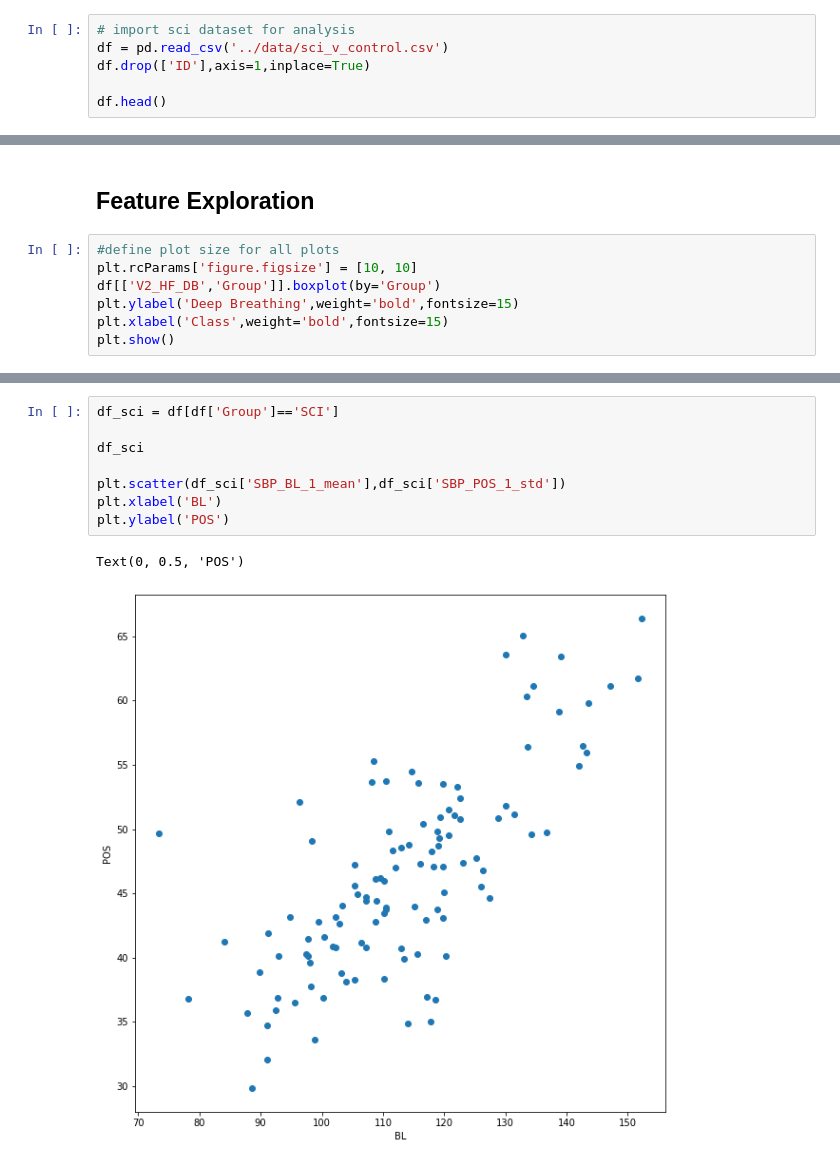
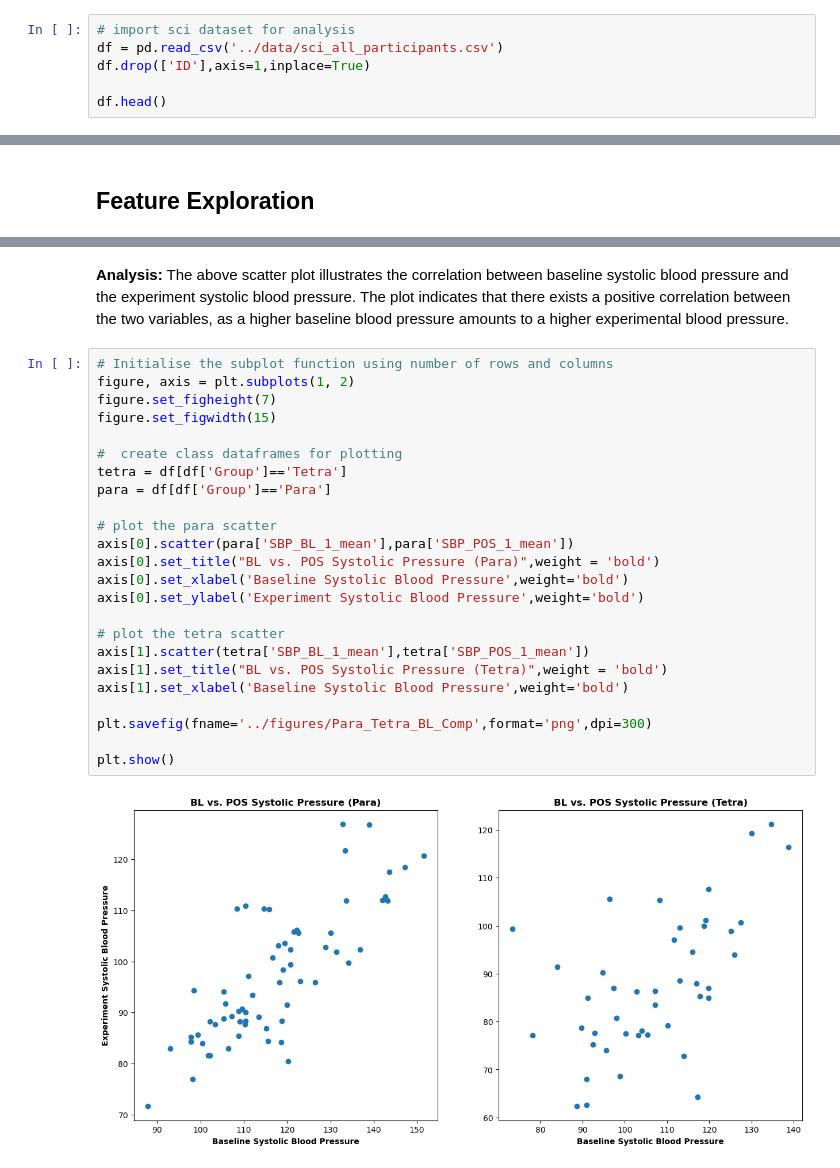
Before and after one commit to iwecht1/SCI-Classification, a Jupyter notebook: src/Exploratory Data Analysis.ipynb, the cells around one changed output, grey strips where cells are left out. Drawn from its saved outputs; the diff is of its cells as text.

Commit message:
updated analysis

```diff
--- a/src/Exploratory Data Analysis.ipynb
+++ b/src/Exploratory Data Analysis.ipynb
@@ -10,7 +12,7 @@ from matplotlib import pylab as plt
 import seaborn as sns
 # %%
 # import sci dataset for analysis
-df = pd.read_csv('../data/sci_v_control.csv')
+df = pd.read_csv('../data/sci_all_participants.csv')
 df.drop(['ID'],axis=1,inplace=True)
 
 df.head()
@@ -98,9 +93,2 @@ plt.show()
 # %% [markdown]
 <h2>Feature Exploration </h2>
-# %%
-#define plot size for all plots
-plt.rcParams['figure.figsize'] = [10, 10]
-df[['V2_HF_DB','Group']].boxplot(by='Group')
-plt.ylabel('Deep Breathing',weight='bold',fontsize=15)
-plt.xlabel('Class',weight='bold',fontsize=15)
-plt.show()
@@ -188,11 +135,28 @@ Text(0, 0.5, 'POS')
+# %% [markdown]
+**Analysis:** The above scatter plot illustrates the correlation between baseline systolic blood pressure and the experiment systolic blood pressure. The plot indicates that there exists a positive correlation between the two variables, as a higher baseline blood pressure amounts to a higher experimental blood pressure.
 # %%
-df_sci = df[df['Group']=='SCI']
+# Initialise the subplot function using number of rows and columns
+figure, axis = plt.subplots(1, 2)
+figure.set_figheight(7)
+figure.set_figwidth(15)
 
-df_sci
+#  create class dataframes for plotting
+tetra = df[df['Group']=='Tetra']
+para = df[df['Group']=='Para']
 
-plt.scatter(df_sci['SBP_BL_1_mean'],df_sci['SBP_POS_1_std'])
-plt.xlabel('BL')
-plt.ylabel('POS')
+# plot the para scatter
+axis[0].scatter(para['SBP_BL_1_mean'],para['SBP_POS_1_mean'])
+axis[0].set_title("BL vs. POS Systolic Pressure (Para)",weight = 'bold')
+axis[0].set_xlabel('Baseline Systolic Blood Pressure',weight='bold')
+axis[0].set_ylabel('Experiment Systolic Blood Pressure',weight='bold')
+
+# plot the tetra scatter
+axis[1].scatter(tetra['SBP_BL_1_mean'],tetra['SBP_POS_1_mean'])
+axis[1].set_title("BL vs. POS Systolic Pressure (Tetra)",weight = 'bold')
+axis[1].set_xlabel('Baseline Systolic Blood Pressure',weight='bold')
+
+plt.savefig(fname='../figures/Para_Tetra_BL_Comp',format='png',dpi=300)
+
+plt.show()
 # %% [output]
-Text(0, 0.5, 'POS')
-[figure, old version]
+[figure, new version]
```
Also changed, not shown: parts of 22 cells of this notebook, 8 other files.
